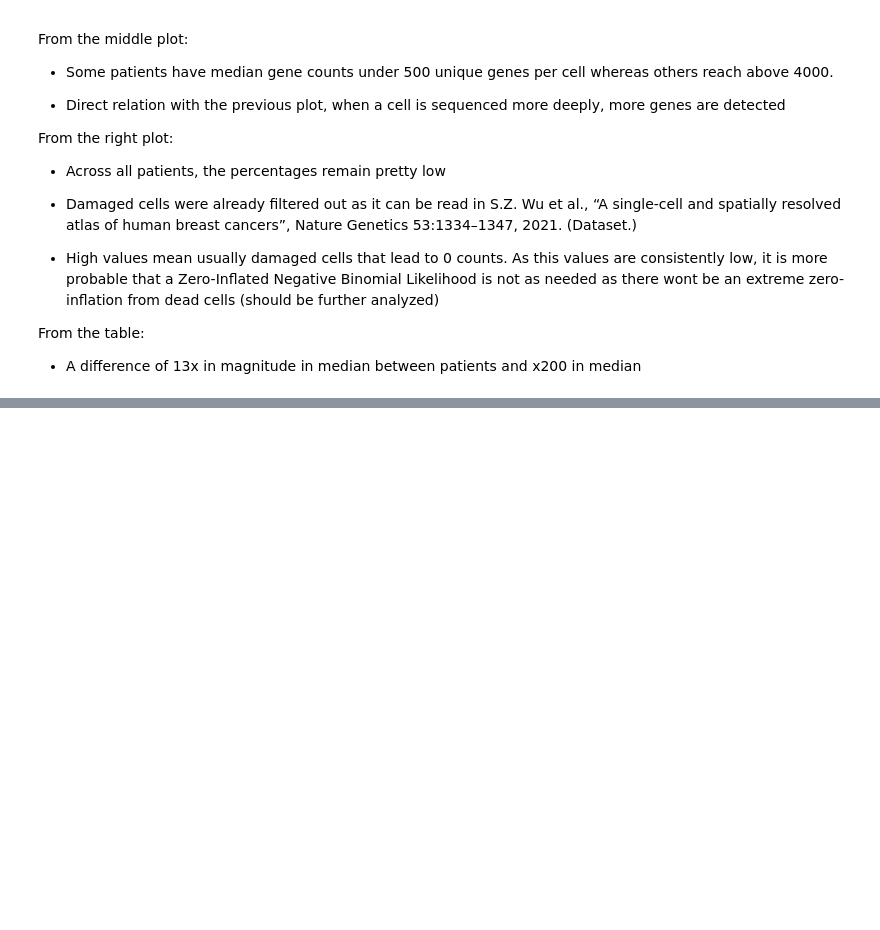
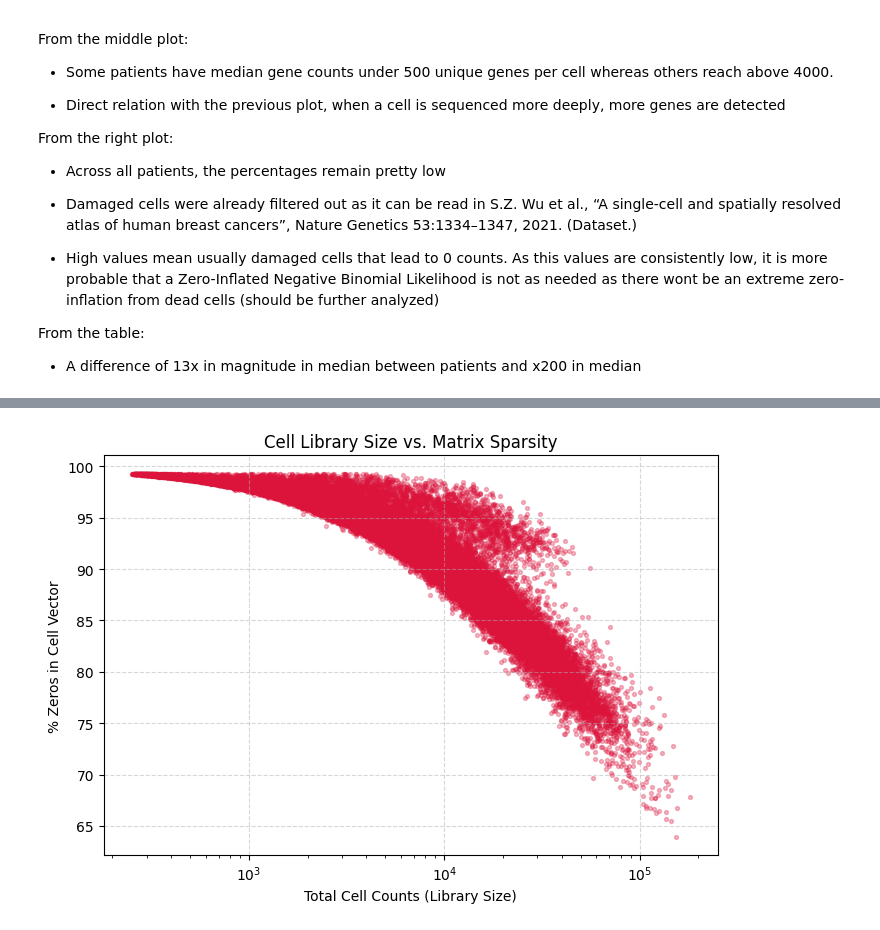
Before and after one commit to alvarodca/DeepGen-Oncology, a Jupyter notebook: Exploratory Notebooks/Data EDA/data.ipynb, the cells around one changed output, grey strips where cells are left out. Saved outputs shown, nothing was run; the diff lists cells and outputs as text; code cells hidden in the pictures; blank space fills up the shorter version.

```diff
--- a/Exploratory Notebooks/Data EDA/data.ipynb
+++ b/Exploratory Notebooks/Data EDA/data.ipynb
@@ -422,0 +577,20 @@ From the table:
+# %%
+# Compute zero fraction per cell (row-wise)
+if sp.issparse(adata.X):
+    cell_zero_frac = 100 * (1 - (adata.X.getnnz(axis=1) / adata.n_vars))
+else:
+    cell_zero_frac = 100 * (1 - (np.count_nonzero(adata.X, axis=1) / adata.n_vars))
+
+cell_total_counts = np.asarray(adata.X.sum(axis=1)).ravel()
+
+plt.figure(figsize=(7, 5))
+plt.scatter(cell_total_counts, cell_zero_frac, alpha=0.3, s=8, color='crimson')
+plt.xscale('log')
+plt.xlabel("Total Cell Counts (Library Size)")
+plt.ylabel("% Zeros in Cell Vector")
+plt.title("Cell Library Size vs. Matrix Sparsity")
+plt.grid(True, linestyle='--', alpha=0.5)
+plt.tight_layout()
+plt.show()
+# %% [output]
+[figure, added]
```
Also changed, not shown: parts of 24 cells of this notebook.
